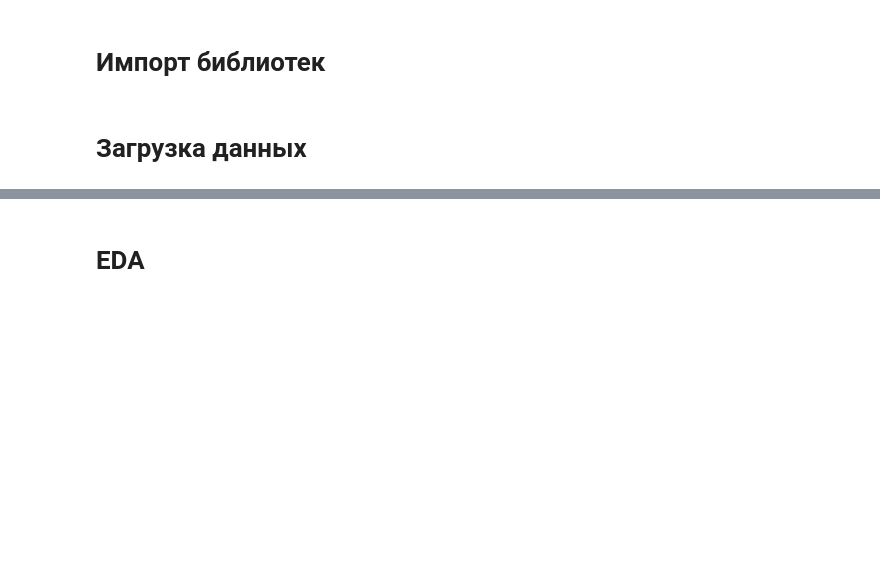
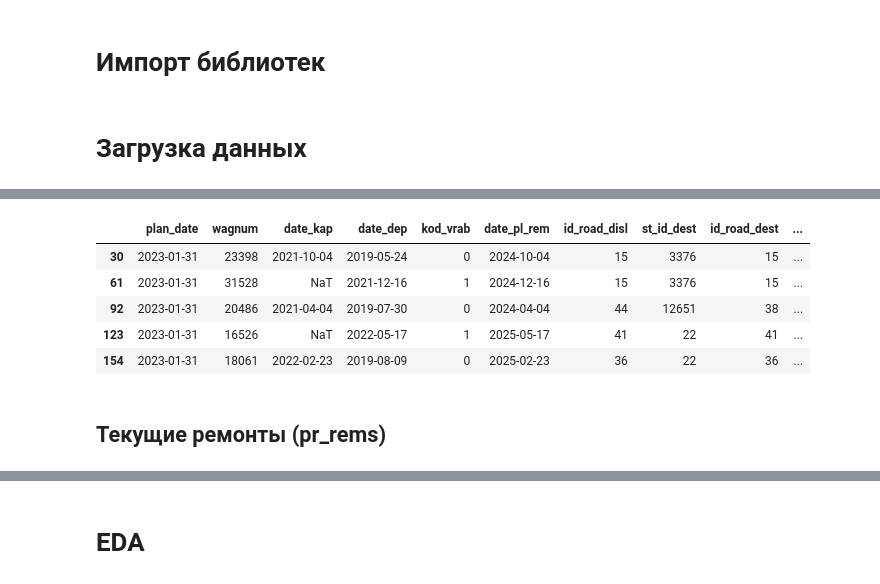
Before and after one commit to apet105/dod_datawagon, a Jupyter notebook: Data_prep_mayer/Data_prep+Feature_engineering.ipynb, the cells around one changed output, grey strips where cells are left out. Drawn from its saved outputs; the diff is of its cells as text; code cells hidden in the pictures; blank space fills up the shorter version.

```diff
--- a/Data_prep_mayer/Data_prep+Feature_engineering.ipynb
+++ b/Data_prep_mayer/Data_prep+Feature_engineering.ipynb
@@ -33,0 +42,3 @@ RANDOM_STATE = 250923
+# %%
+# данные по дислокации
+dislok = pd.read_parquet(path_train + '/dislok_wagons.parquet').convert_dtypes()
@@ -33,0 +69,11 @@ RANDOM_STATE = 250923
+# %%
+dislok[dislok['plan_date'] == dislok['plan_date'].max()].head()
+# %% [output]
+|  | plan_date | wagnum | date_kap | date_dep | kod_vrab | date_pl_rem | id_road_disl | st_id_dest | id_road_dest | ... |
+| 30 | 2023-01-31 | 23398 | 2021-10-04 | 2019-05-24 | 0 | 2024-10-04 | 15 | 3376 | 15 | ... |
+| 61 | 2023-01-31 | 31528 | NaT | 2021-12-16 | 1 | 2024-12-16 | 15 | 3376 | 15 | ... |
+| 92 | 2023-01-31 | 20486 | 2021-04-04 | 2019-07-30 | 0 | 2024-04-04 | 44 | 12651 | 38 | ... |
+| 123 | 2023-01-31 | 16526 | NaT | 2022-05-17 | 1 | 2025-05-17 | 41 | 22 | 41 | ... |
+| 154 | 2023-01-31 | 18061 | 2022-02-23 | 2019-08-09 | 0 | 2025-02-23 | 36 | 22 | 36 | ... |
+# %% [markdown]
+## Текущие ремонты (pr_rems)
```
Also changed, not shown: parts of 36 cells of this notebook, 17 other files.
